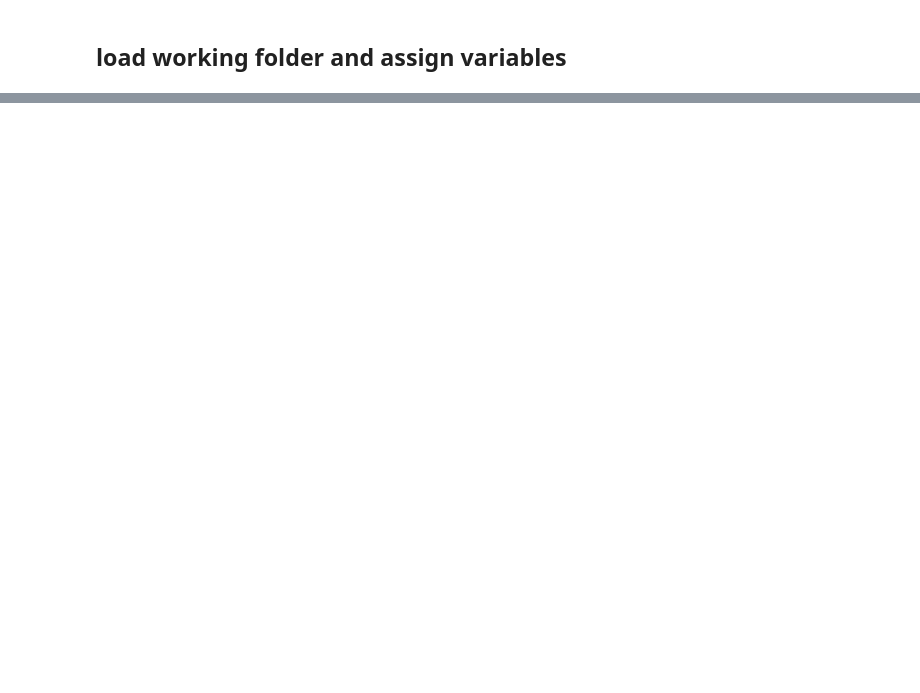
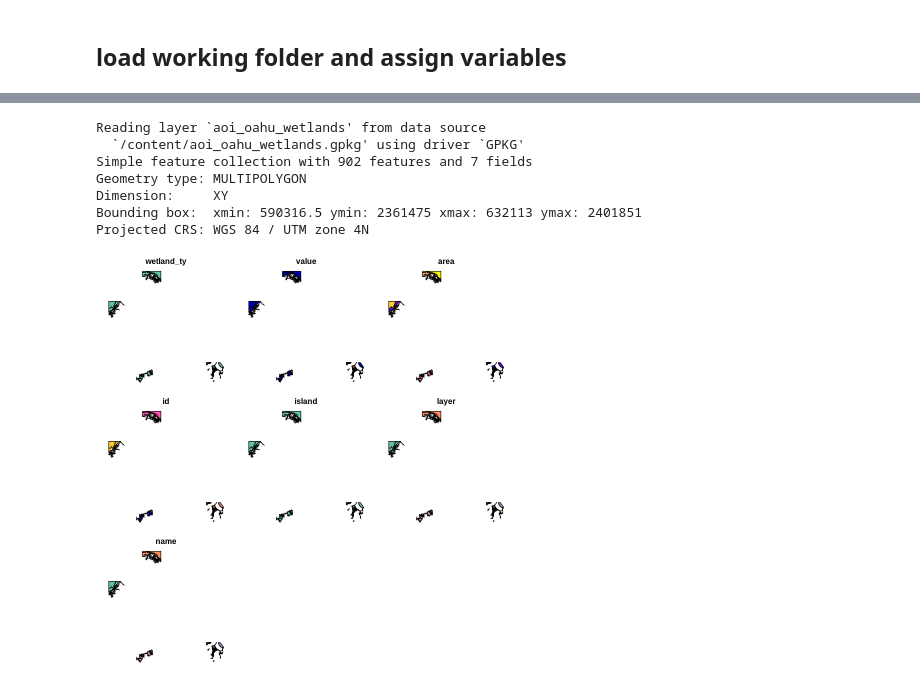
Before and after one commit to MadmanMarble/Planet_U-NET, a Jupyter notebook: AOI_make_grid.ipynb, the cells around one changed output, grey strips where cells are left out. Drawn from its saved outputs; the diff is of its cells as text; code cells hidden in the pictures; blank space fills up the shorter version.

```diff
--- a/AOI_make_grid.ipynb
+++ b/AOI_make_grid.ipynb
@@ -176,0 +376,12 @@ g_intersect %>% plot
+# %%
+wetland <- st_read("/content/aoi_oahu_wetlands.gpkg")
+wetland %>% plot
+# %% [output]
+Reading layer `aoi_oahu_wetlands' from data source
+  `/content/aoi_oahu_wetlands.gpkg' using driver `GPKG'
+Simple feature collection with 902 features and 7 fields
+Geometry type: MULTIPOLYGON
+Dimension:     XY
+Bounding box:  xmin: 590316.5 ymin: 2361475 xmax: 632113 ymax: 2401851
+Projected CRS: WGS 84 / UTM zone 4N
+[figure, added]
```
Also changed, not shown: parts of 31 cells of this notebook.
